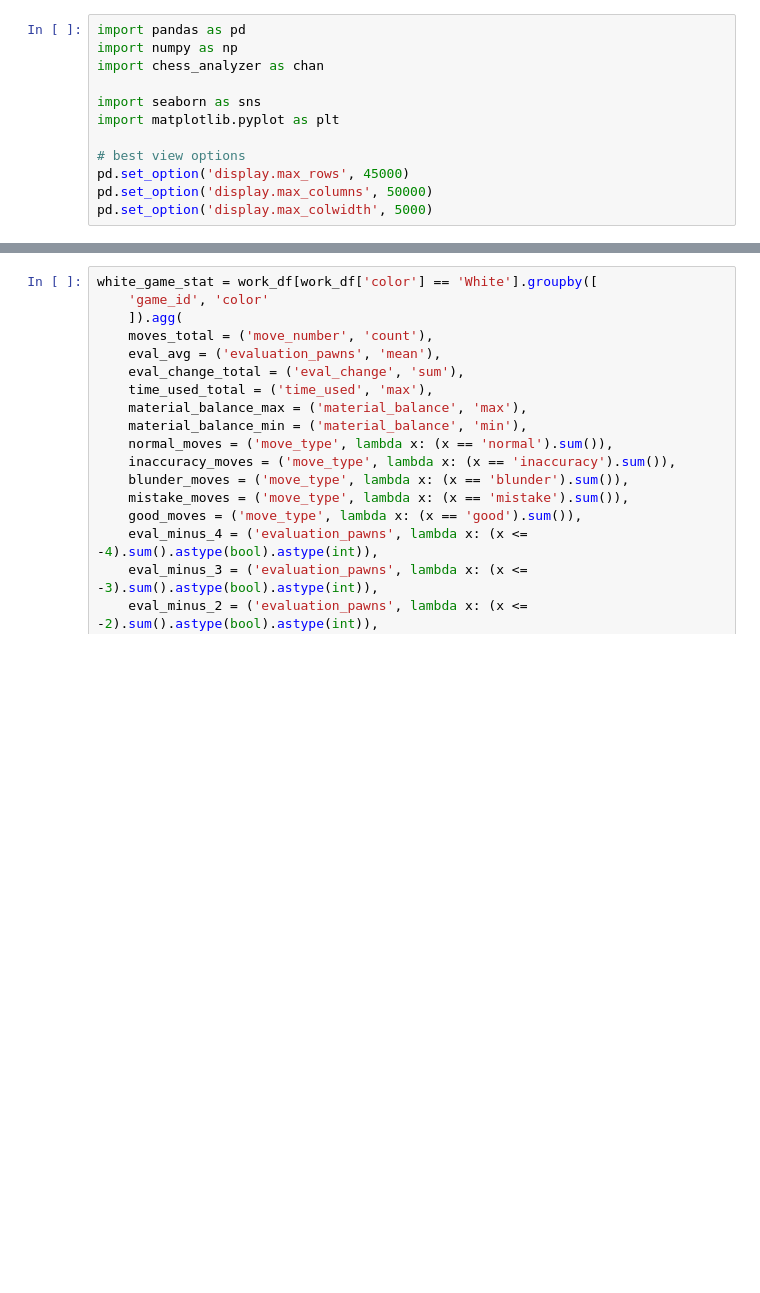
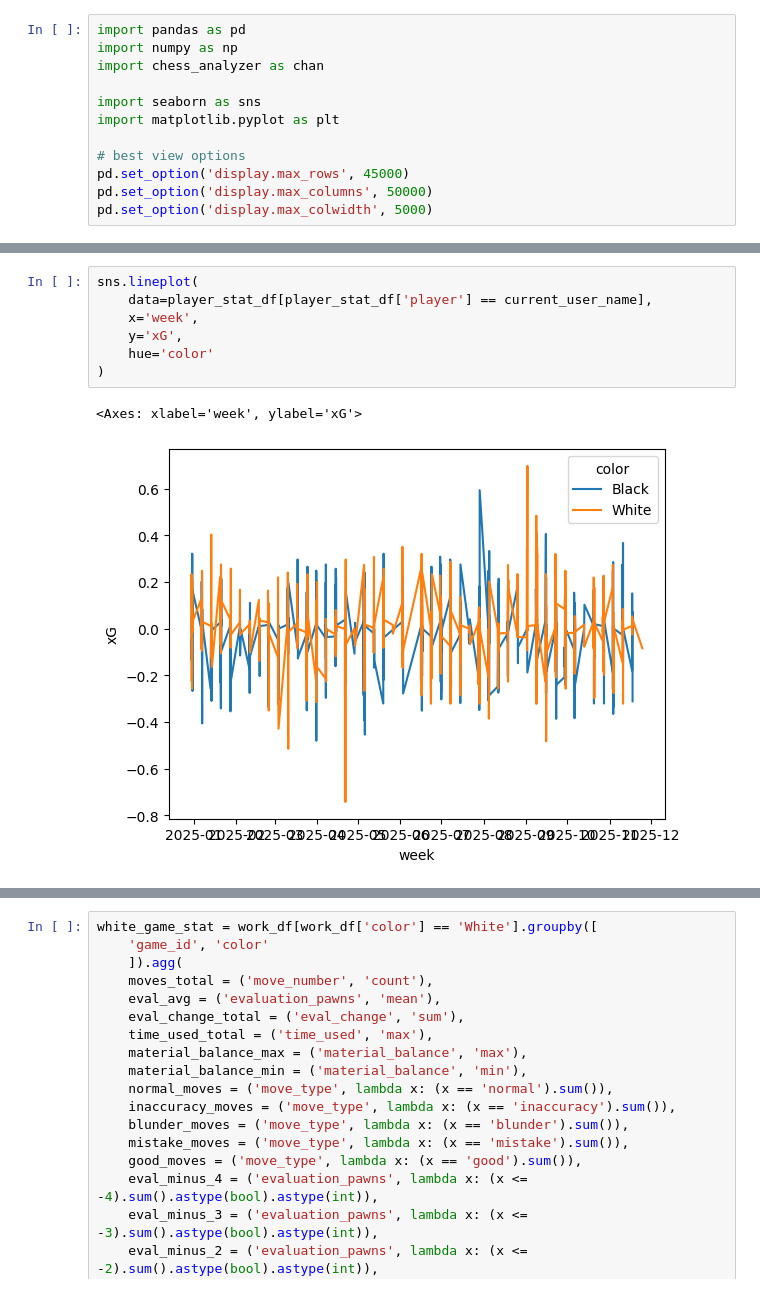
Before and after one commit to rosolimo212/chess_evaluater, a Jupyter notebook: tests.ipynb, the cells around one changed output, grey strips where cells are left out. Cells and saved outputs as stored; diff of their text form; blank space fills up the shorter version.

```diff
--- a/tests.ipynb
+++ b/tests.ipynb
@@ -55,0 +190,10 @@ def get_resorses(work_df, fields):
+# %%
+sns.lineplot(
+    data=player_stat_df[player_stat_df['player'] == current_user_name],
+    x='week',
+    y='xG',
+    hue='color'
+)
+# %% [output]
+<Axes: xlabel='week', ylabel='xG'>
+[figure, added]
```
Also changed, not shown: parts of 28 cells of this notebook, 1 other file.
